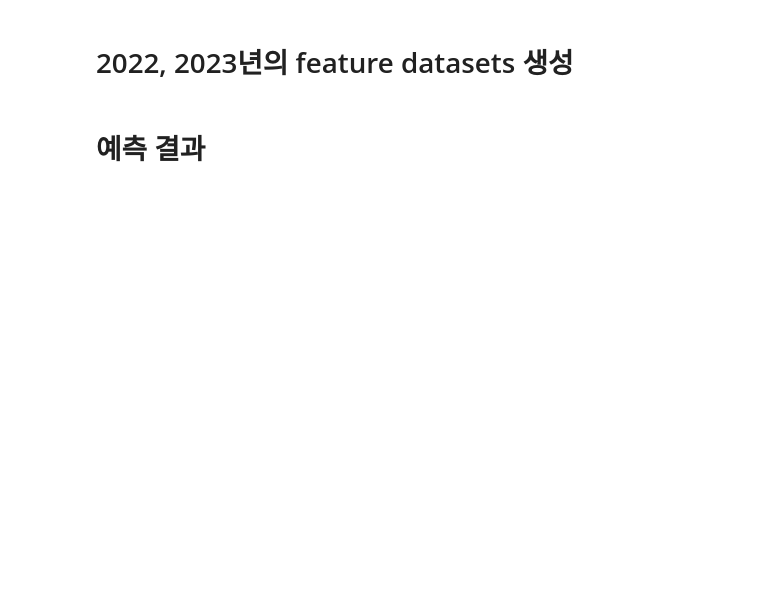
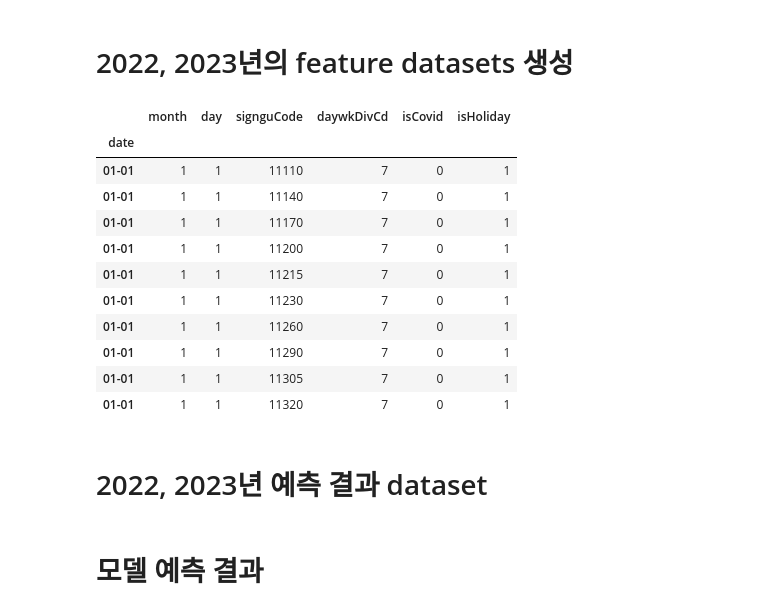
Before and after one commit to eunhoyou/tourist-forecast-BiLSTM, a Jupyter notebook: tourist_forecast.ipynb, the cells around one changed output. Drawn from its saved outputs; the diff is of its cells as text; code cells hidden in the pictures; blank space fills up the shorter version.

```diff
--- a/tourist_forecast.ipynb
+++ b/tourist_forecast.ipynb
@@ -261,44 +310,62 @@ print("MAPE :", MAPE)
 # %%
 temp = df[['month', 'day', 'signguCode', 'daywkDivCd', 'isCovid']]
 temp = temp[temp.index <= '2018-12-31']
+temp = temp.reset_index()
+temp['date'] = temp['date'].dt.strftime("%m-%d")
+temp.index = temp['date']
 
 def change_daywkDivcd_2022(x):
     if x == 1:
         x = 6
     elif x == 2:
         x = 7
     else:
         x -= 2
     return x
 
 df_test_2022 = temp[['month', 'day', 'signguCode', 'daywkDivCd', 'isCovid']]
 df_test_2022['daywkDivCd'] = df_test_2022['daywkDivCd'].apply(change_daywkDivcd_2022)
-
 df_test_2022['isHoliday'] = np.where(6 <= df_test_2022['daywkDivCd'], 1, 0)
-holiday = ['2022-01-01', '2022-01-31', '2022-02-01', '2022-02-02', '2022-03-01', '2022-03-09', '2022-04-15', '2022-04-18', '2022-05-01', '2022-05-05', '2022-05-08', '2022-06-01', '2022-06-06', '2022-08-15', '2022-09-09', '2022-09-10', '2022-09-11', '2022-09-12', '2022-10-03', '2022-10-09', '2022-10-10', '2022-12-25']
+holiday = ['01-01', '01-31', '02-01', '02-02', '03-01', '03-09', '04-15', '04-18', '05-01', '05-05', '05-08', '06-01', '06-06', '08-15', '09-09', '09-10', '09-11', '09-12', '10-03', '10-09', '10-10', '12-25']
 for i in range(len(holiday)):
-    df_test_2022.loc[holiday[i],'isHoliday'] = 1
+    df_test_2022.loc[holiday[i], 'isHoliday'] = 1
 df_test_2022 = df_test_2022.dropna(axis = 0) # 결측치 제거
 df_test_2022 = df_test_2022.astype({'month':'int', 'day':'int', 'signguCode':'int', 'daywkDivCd':'int', 'isHoliday':'int', 'isCovid':'int'})
-df_test_2022.to_csv("df_test_2022.csv", index = False)
+# df_test_2022.to_csv("param_2022.csv", index = False)
+df_test_2022.head()
 
 def change_daywkDivcd_2023(x):
     if x == 1:
         x = 7
     else:
         x -= 1
     return x
 
 df_test_2023 = temp[['month', 'day', 'signguCode', 'daywkDivCd', 'isCovid']]
 df_test_2023['daywkDivCd'] = df_test_2023['daywkDivCd'].apply(change_daywkDivcd_2023)
-
 df_test_2023['isHoliday'] = np.where(6 <= df_test_2023['daywkDivCd'], 1, 0)
-holiday = ['2023-01-01', '2023-01-21', '2023-01-22', '2023-01-23',  '2023-01-24', '2023-03-01', '2023-05-05', '2023-03-01', '2023-05-05', '2023-05-27', '2023-06-06', '2023-08-15', '2023-09-28', '2023-09-29', '2023-09-30', '2023-10-03', '2023-10-09', '2023-12-25']
+holiday = ['01-01', '01-21', '01-22', '01-23',  '01-24', '03-01', '05-05', '03-01', '05-05', '05-27', '06-06', '08-15', '09-28', '09-29', '09-30', '10-03', '10-09', '12-25']
 for i in range(len(holiday)):
-    df_test_2023.loc[holiday[i],'isHoliday'] = 1
+    df_test_2023.loc[holiday[i], 'isHoliday'] = 1
 df_test_2023 = df_test_2023.dropna(axis = 0) # 결측치 제거
 df_test_2023 = df_test_2023.astype({'month':'int', 'day':'int', 'signguCode':'int', 'daywkDivCd':'int', 'isHoliday':'int', 'isCovid':'int'})
-df_test_2023.to_csv("df_test_2023.csv", index =False)
+# df_test_2023.to_csv("param_2023.csv", index =False)
+df_test_2023.head(10)
+# %% [output]
+|  | month | day | signguCode | daywkDivCd | isCovid | isHoliday |
+| date |  |  |  |  |  |  |
+| 01-01 | 1 | 1 | 11110 | 7 | 0 | 1 |
+| 01-01 | 1 | 1 | 11140 | 7 | 0 | 1 |
+| 01-01 | 1 | 1 | 11170 | 7 | 0 | 1 |
+| 01-01 | 1 | 1 | 11200 | 7 | 0 | 1 |
+| 01-01 | 1 | 1 | 11215 | 7 | 0 | 1 |
+| 01-01 | 1 | 1 | 11230 | 7 | 0 | 1 |
+| 01-01 | 1 | 1 | 11260 | 7 | 0 | 1 |
+| 01-01 | 1 | 1 | 11290 | 7 | 0 | 1 |
+| 01-01 | 1 | 1 | 11305 | 7 | 0 | 1 |
+| 01-01 | 1 | 1 | 11320 | 7 | 0 | 1 |
+# %% [markdown]
+# 2022, 2023년 예측 결과 dataset
 # %%
 def get_df_result(df, signguCode):
     model = load_model('model_BiLSTM/model_BiLSTM_' + str(signguCode) + '.h5')
@@ -375,7 +442,7 @@ df_result_2023 = df_result_2023[['date_str', 'region_code', 'visitors_num']]
 df_result_2023.to_csv("result_2023.csv", index = False)
 df_result_2022.head()
 # %% [markdown]
-# 예측 결과
+# 모델 예측 결과
 # %%
 def get_result(month, day, signguCode, daywkDivCd, isHoliday, isCovid=0):
     model = load_model('model_BiLSTM/model_BiLSTM_' + str(signguCode) + '.h5')
```
Also changed, not shown: parts of 13 cells of this notebook, 2 other files.
